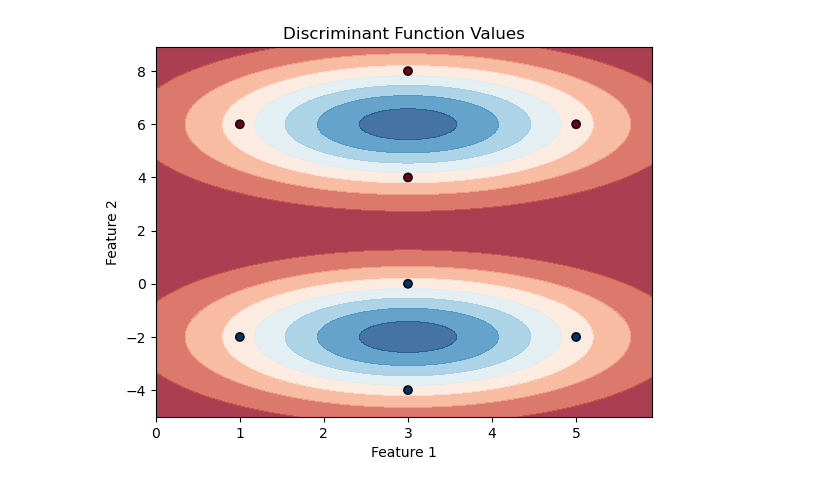
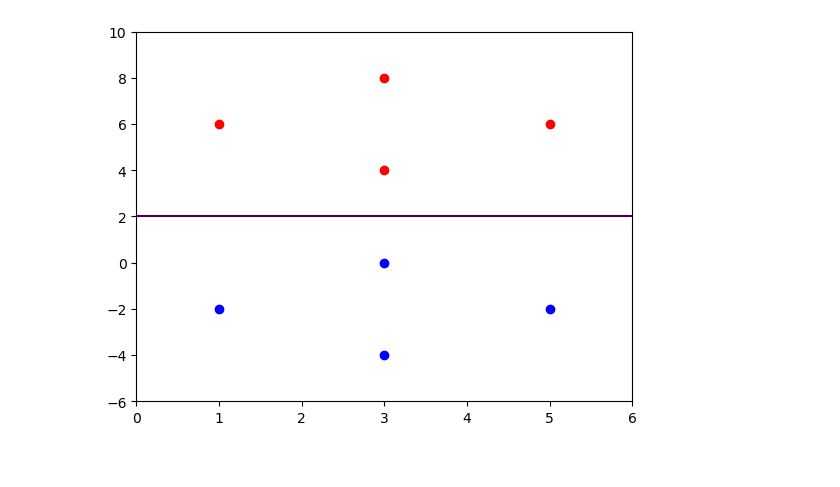
Before and after one commit to msrisujan/PR-and-ML-Lab, a Jupyter notebook: Lab7/CS21B1081_Q1.ipynb, the cells around one changed output. Drawn from its saved outputs; the diff is of its cells as text; code cells hidden in the pictures.

```diff
--- a/Lab7/CS21B1081_Q1.ipynb
+++ b/Lab7/CS21B1081_Q1.ipynb
@@ -97,10 +8,37 @@ plt.show()
-# %%
-discriminant_values = np.array(discriminant_values).reshape(xx.shape)
-plt.contourf(xx, yy, discriminant_values, cmap=plt.cm.RdBu, alpha=0.8)
-plt.scatter(train.iloc[:, 0], train.iloc[:, 1], c=train['y'], cmap=plt.cm.RdBu, edgecolor='k')
-plt.xlabel('Feature 1')
-plt.ylabel('Feature 2')
-plt.title('Discriminant Function Values')
-plt.show()
-# %% [output]
-[figure, removed]
+# %%
+def covariance(X):
+    mean = np.mean(X,axis=0)
+    X = X - mean
+    return (X.T @ X)/(X.shape[0]-1)
+# %%
+def g_of_x(X, apriori):
+    cov = covariance(X)
+    inv_cov = np.linalg.inv(cov)
+    mean = np.mean(X,axis=0)
+    cov_det = np.linalg.det(inv_cov)
+
+    A = -0.5*inv_cov
+    B = inv_cov @ mean
+    C = -0.5*mean.T @ inv_cov @ mean - 0.5*np.log(cov_det) + np.log(apriori)
+    return lambda x: x.T @ A @ x + B.T @ x + C
+# %%
+def discriminant_plot(g1, g2):
+    x = np.linspace(-10,10,100)
+    y = np.linspace(-10,10,100)
+    X,Y = np.meshgrid(x,y)
+    Z = np.zeros(X.shape)
+    for i in range(X.shape[0]):
+        for j in range(X.shape[1]):
+            Z[i,j] = g1(np.array([X[i,j],Y[i,j]])) - g2(np.array([X[i,j],Y[i,j]]))
+    plt.contour(X, Y, Z, levels=[0])
+    plt.axis([0, 6, -6, 10])
+# %%
+g1 = g_of_x(w1,0.5)
+g2 = g_of_x(w2,0.5)
+# %%
+discriminant_plot(g1,g2)
+plt.scatter(w1[:,0],w1[:,1],color='red')
+plt.scatter(w2[:,0],w2[:,1],color='blue')
+plt.show()
+# %% [output]
+[figure, added]
```
Also changed, not shown: parts of 6 cells of this notebook, 3 other files.
